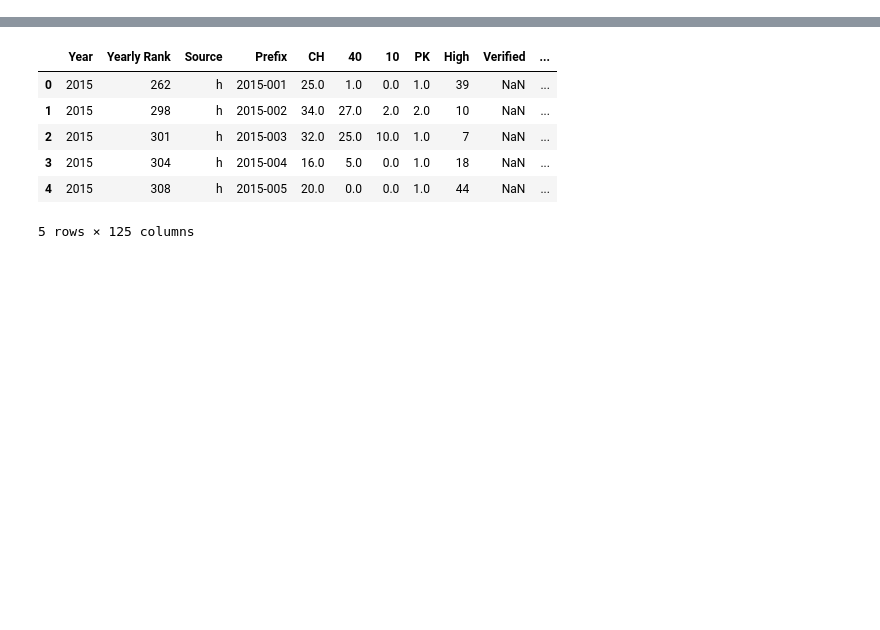
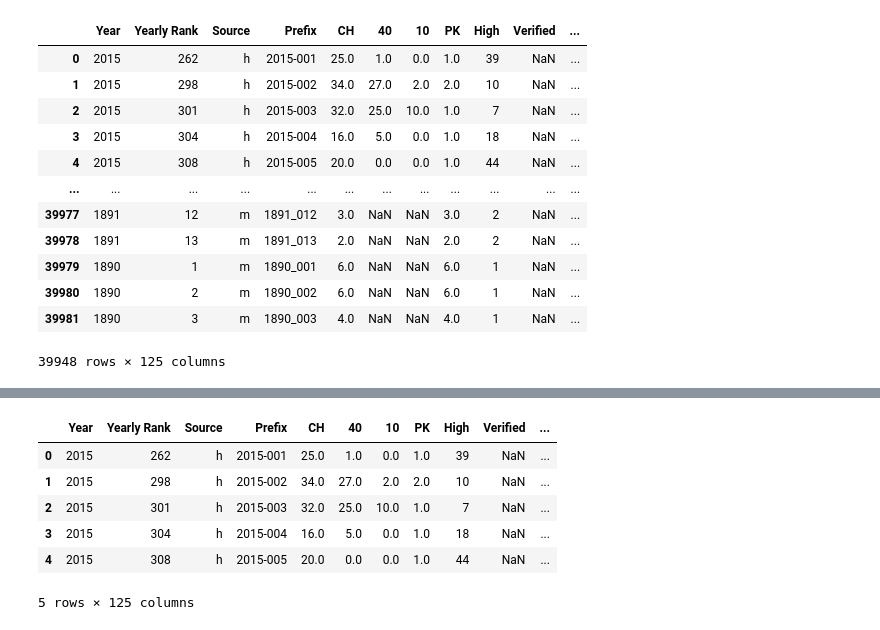
Before and after one commit to ejw-data/tableau-songs, a Jupyter notebook: data_restructure.ipynb, the cells around one changed output, grey strips where cells are left out. Cells and saved outputs as stored; diff of their text form; code cells hidden in the pictures; blank space fills up the shorter version.

```diff
--- a/data_restructure.ipynb
+++ b/data_restructure.ipynb
@@ -1,8 +21,13 @@
 # %%
 import pandas as pd
+import matplotlib.pyplot as plt
+import numpy as np
+from datetime import datetime
+plt.rcParams["figure.figsize"] = (16,9)
+pd.set_option('display.max_columns', 30)
 # %%
 # determined encodings with `file --exclude encoding Billboard.csv`
-df = pd.read_csv("./data/Billboard.csv", low_memory=False, encoding="ISO-8859-1")
+df = pd.read_csv("./data/Billboard.csv", low_memory=False, encoding="ISO-8859-1", parse_dates=['Date Entered', 'Date Peaked'])
 df.head()
 # %% [output]
 |  | Year | Yearly Rank | Source | Prefix | CH | 40 | 10 | PK | High | Verified | ... |
@@ -14,0 +61,9 @@ df.head()
+# %%
+# Fix Yearly Rank so 'n/a' text values are labled as -1
+df['Yearly Rank'].replace('n/a', int(-1), inplace=True);
+df['Yearly Rank'] = df['Yearly Rank'].fillna(-1);
+df['High'].replace([None, '--'], -1, inplace=True);
+pd.to_datetime(df['Time'], format='%M:%S');
+# %%
+df['Date Entered'].replace("+", "", inplace=True)
+df['Date Peaked'].replace("+", "", inplace=True)
@@ -14,0 +113,16 @@ df.head()
+# %%
+df[ ~df['Yearly Rank'].apply(lambda x: np.isreal(x))]
+# %% [output]
+|  | Year | Yearly Rank | Source | Prefix | CH | 40 | 10 | PK | High | Verified | ... |
+| 0 | 2015 | 262 | h | 2015-001 | 25.0 | 1.0 | 0.0 | 1.0 | 39 | NaN | ... |
+| 1 | 2015 | 298 | h | 2015-002 | 34.0 | 27.0 | 2.0 | 2.0 | 10 | NaN | ... |
+| 2 | 2015 | 301 | h | 2015-003 | 32.0 | 25.0 | 10.0 | 1.0 | 7 | NaN | ... |
+| 3 | 2015 | 304 | h | 2015-004 | 16.0 | 5.0 | 0.0 | 1.0 | 18 | NaN | ... |
+| 4 | 2015 | 308 | h | 2015-005 | 20.0 | 0.0 | 0.0 | 1.0 | 44 | NaN | ... |
+| ... | ... | ... | ... | ... | ... | ... | ... | ... | ... | ... | ... |
+| 39977 | 1891 | 12 | m | 1891_012 | 3.0 | NaN | NaN | 3.0 | 2 | NaN | ... |
+| 39978 | 1891 | 13 | m | 1891_013 | 2.0 | NaN | NaN | 2.0 | 2 | NaN | ... |
+| 39979 | 1890 | 1 | m | 1890_001 | 6.0 | NaN | NaN | 6.0 | 1 | NaN | ... |
+| 39980 | 1890 | 2 | m | 1890_002 | 6.0 | NaN | NaN | 6.0 | 1 | NaN | ... |
+| 39981 | 1890 | 3 | m | 1890_003 | 4.0 | NaN | NaN | 4.0 | 1 | NaN | ... |
+39948 rows × 125 columns
```
Also changed, not shown: parts of 45 cells of this notebook, 2 other files.
